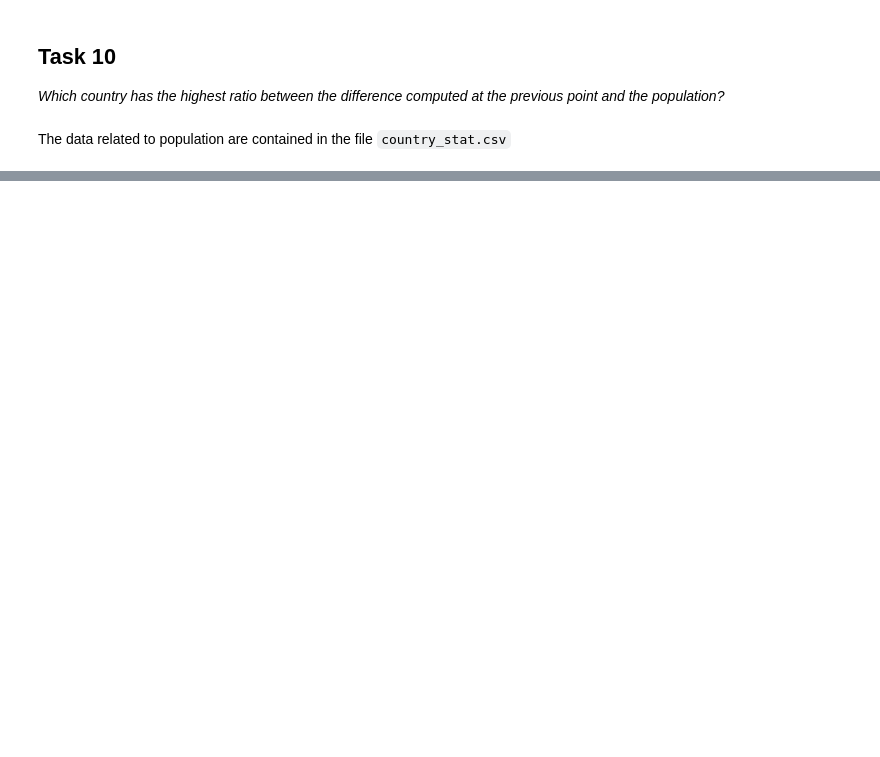
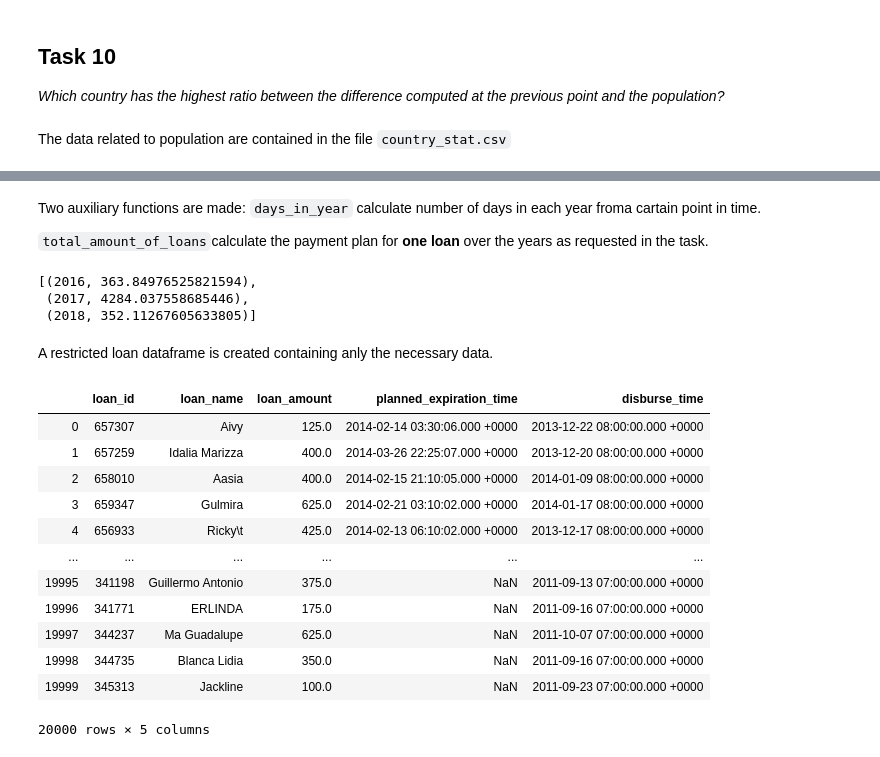
Before and after one commit to vladofilipovic/FoCS_project, a Jupyter notebook: Solution.ipynb, the cells around one changed output, grey strips where cells are left out. Drawn from its saved outputs; the diff is of its cells as text; code cells hidden in the pictures; blank space fills up the shorter version.

```diff
--- a/Solution.ipynb
+++ b/Solution.ipynb
@@ -370,0 +718,70 @@ NameError: name 'loan_and_lent' is not defined
+# %% [markdown]
+Two auxiliary functions are made:
+`days_in_year` calculate number of days in each year froma cartain point in time.
+
+`total_amount_of_loans`calculate the payment plan for **one loan** over the years as requested in the task.
+# %%
+start_time = tm.time()
+
+from datetime import datetime as dt, timezone as tz
+
+now = dt.now(tz.utc)
+
+def days_in_year(year):
+    d1 = dt.strptime( str(year)+'-01-01', "%Y-%m-%d")
+    d1 = d1.replace(tzinfo=None)
+    d2 = dt.strptime( str(year)+'-12-31', "%Y-%m-%d")
+    d2 = d2.replace(tzinfo=None)
+    return (d2-d1).days+1
+
+def total_amount_of_loans(disb, plan_exp, amount):
+    if( disb.year == plan_exp.year ):
+        return [(disb.year,amount)]
+    disb = disb.replace(tzinfo=None)
+    plan_exp = plan_exp.replace(tzinfo=None)
+    total_days = (plan_exp-disb).days
+    total_days += 1
+    total_amount = []
+    curr = disb
+    curr = curr.replace(tzinfo=None)
+    for y in range(disb.year, plan_exp.year):
+        dy = (dt.strptime(str(y)+'-12-31',"%Y-%m-%d").replace(tzinfo=None)-curr).days + 1
+        if(total_days >0):
+            total_amount.append( (y, dy * amount / total_days) )
+        else:
+            total_amount.append( (y, 0) )
+        curr = dt.strptime(str(y+1)+'-01-01',"%Y-%m-%d")
+        curr = curr.replace(tzinfo=None)
+    dy = (plan_exp-curr).days + 1
+    if(total_days >0):
+        total_amount.append( (plan_exp.year, dy * amount / total_days) )
+    else:
+        total_amount.append( (plan_exp.year,0) )
+    return total_amount
+
+d_t = dt.strptime( '2016-12-01', "%Y-%m-%d")
+p_e_t = dt.strptime( '2018-01-30', "%Y-%m-%d")
+total_amount_of_loans(d_t, p_e_t, 5000)
+# %% [output]
+[(2016, 363.84976525821594),
+ (2017, 4284.037558685446),
+ (2018, 352.11267605633805)]
+# %% [markdown]
+A restricted loan dataframe is created containing anly the necessary data.
+# %%
+loans_base = loans[['loan_id','loan_name','loan_amount','planned_expiration_time','disburse_time']]
+loans_base
+# %% [output]
+|  | loan_id | loan_name | loan_amount | planned_expiration_time | disburse_time |
+| 0 | 657307 | Aivy | 125.0 | 2014-02-14 03:30:06.000 +0000 | 2013-12-22 08:00:00.000 +0000 |
+| 1 | 657259 | Idalia Marizza | 400.0 | 2014-03-26 22:25:07.000 +0000 | 2013-12-20 08:00:00.000 +0000 |
+| 2 | 658010 | Aasia | 400.0 | 2014-02-15 21:10:05.000 +0000 | 2014-01-09 08:00:00.000 +0000 |
+| 3 | 659347 | Gulmira | 625.0 | 2014-02-21 03:10:02.000 +0000 | 2014-01-17 08:00:00.000 +0000 |
+| 4 | 656933 | Ricky\t | 425.0 | 2014-02-13 06:10:02.000 +0000 | 2013-12-17 08:00:00.000 +0000 |
+| ... | ... | ... | ... | ... | ... |
+| 19995 | 341198 | Guillermo Antonio | 375.0 | NaN | 2011-09-13 07:00:00.000 +0000 |
+| 19996 | 341771 | ERLINDA | 175.0 | NaN | 2011-09-16 07:00:00.000 +0000 |
+| 19997 | 344237 | Ma Guadalupe | 625.0 | NaN | 2011-10-07 07:00:00.000 +0000 |
+| 19998 | 344735 | Blanca Lidia | 350.0 | NaN | 2011-09-16 07:00:00.000 +0000 |
+| 19999 | 345313 | Jackline | 100.0 | NaN | 2011-09-23 07:00:00.000 +0000 |
+20000 rows × 5 columns
```
Also changed, not shown: parts of 36 cells of this notebook.
